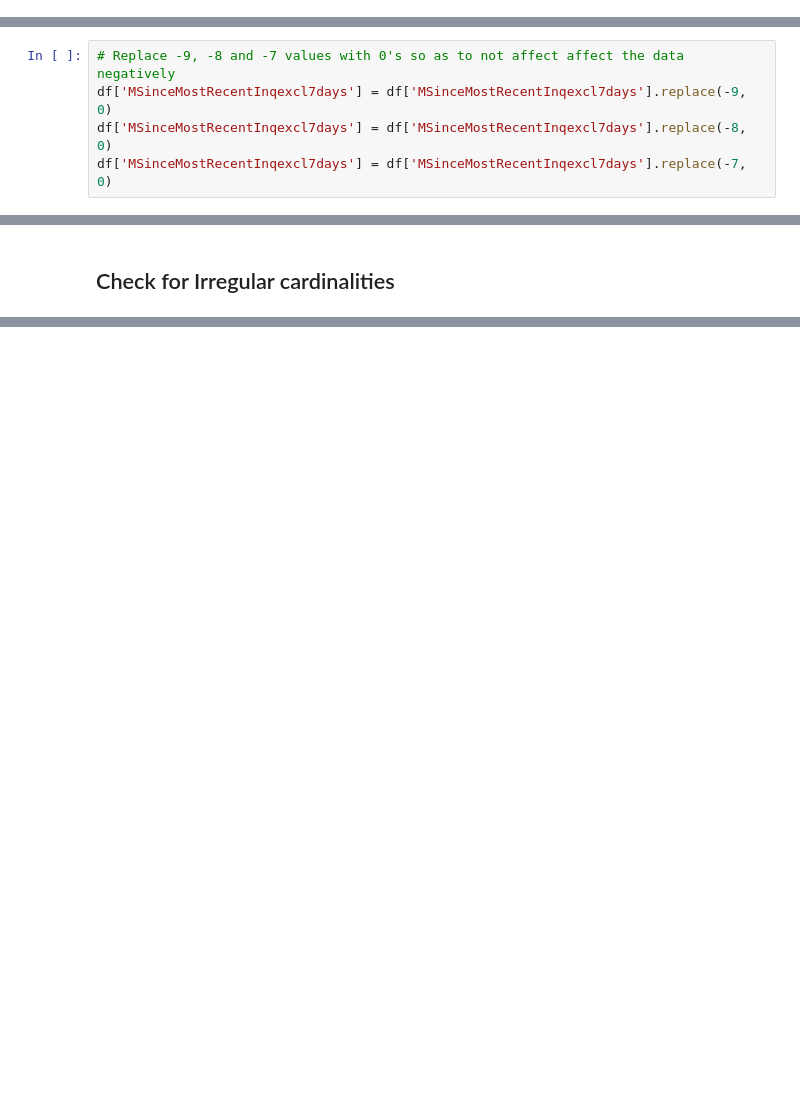
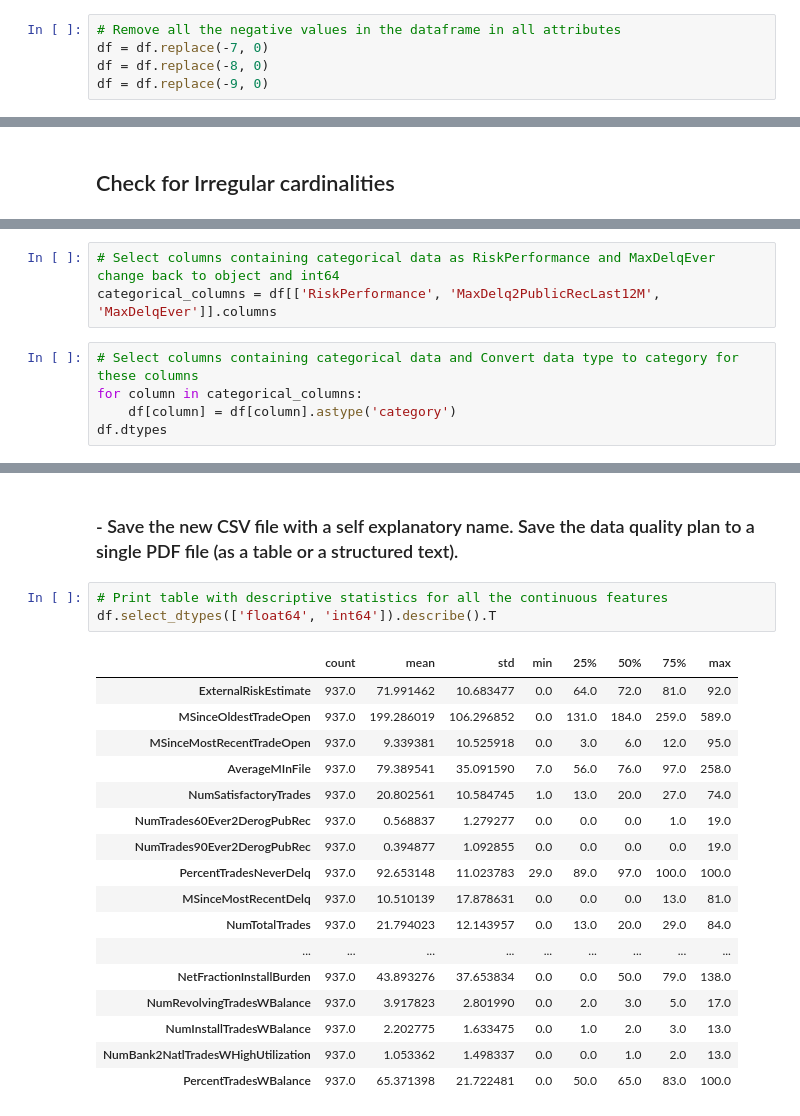
Before and after one commit to Miguelmargar/jupyter-notebook-work, a Jupyter notebook: Data Analytics/Assignment 1/Miguel_Martinez_00021466_COMP47350_homework1.ipynb, the cells around one changed output, grey strips where cells are left out. Cells and saved outputs as stored; diff of their text form; blank space fills up the shorter version.

```diff
--- a/Data Analytics/Assignment 1/Miguel_Martinez_00021466_COMP47350_homework1.ipynb
+++ b/Data Analytics/Assignment 1/Miguel_Martinez_00021466_COMP47350_homework1.ipynb
@@ -409,0 +426,5 @@ print(temp_df.MSinceMostRecentInqexcl7days.count())
+# %%
+# Remove all the negative values in the dataframe in all attributes
+df = df.replace(-7, 0)
+df = df.replace(-8, 0)
+df = df.replace(-9, 0)
@@ -420,8 +447,3 @@ min       -9.000000
 75%        1.000000
 max       23.000000
 Name: MSinceMostRecentInqexcl7days, dtype: float64
-# %%
-# Replace -9, -8 and -7 values with 0's so as to not affect affect the data negatively
-df['MSinceMostRecentInqexcl7days'] = df['MSinceMostRecentInqexcl7days'].replace(-9, 0)
-df['MSinceMostRecentInqexcl7days'] = df['MSinceMostRecentInqexcl7days'].replace(-8, 0)
-df['MSinceMostRecentInqexcl7days'] = df['MSinceMostRecentInqexcl7days'].replace(-7, 0)
@@ -467,0 +517,8 @@ print("Unique values for:\n- MaxDelqEver:", pd.unique(df.MaxDelqEver.ravel()))
+# %%
+# Select columns containing categorical data as RiskPerformance and MaxDelqEver change back to object and int64
+categorical_columns = df[['RiskPerformance', 'MaxDelq2PublicRecLast12M', 'MaxDelqEver']].columns
+# %%
+# Select columns containing categorical data and Convert data type to category for these columns
+for column in categorical_columns:
+    df[column] = df[column].astype('category')
+df.dtypes
@@ -467,0 +564,23 @@ print("Unique values for:\n- MaxDelqEver:", pd.unique(df.MaxDelqEver.ravel()))
+# %% [markdown]
+### - Save the new CSV file with a self explanatory name. Save the data quality plan to a single PDF file (as a table or a structured text).
+# %%
+# Print table with descriptive statistics for all the continuous features
+df.select_dtypes(['float64', 'int64']).describe().T
+# %% [output]
+|  | count | mean | std | min | 25% | 50% | 75% | max |
+| ExternalRiskEstimate | 937.0 | 71.991462 | 10.683477 | 0.0 | 64.0 | 72.0 | 81.0 | 92.0 |
+| MSinceOldestTradeOpen | 937.0 | 199.286019 | 106.296852 | 0.0 | 131.0 | 184.0 | 259.0 | 589.0 |
+| MSinceMostRecentTradeOpen | 937.0 | 9.339381 | 10.525918 | 0.0 | 3.0 | 6.0 | 12.0 | 95.0 |
+| AverageMInFile | 937.0 | 79.389541 | 35.091590 | 7.0 | 56.0 | 76.0 | 97.0 | 258.0 |
+| NumSatisfactoryTrades | 937.0 | 20.802561 | 10.584745 | 1.0 | 13.0 | 20.0 | 27.0 | 74.0 |
+| NumTrades60Ever2DerogPubRec | 937.0 | 0.568837 | 1.279277 | 0.0 | 0.0 | 0.0 | 1.0 | 19.0 |
+| NumTrades90Ever2DerogPubRec | 937.0 | 0.394877 | 1.092855 | 0.0 | 0.0 | 0.0 | 0.0 | 19.0 |
+| PercentTradesNeverDelq | 937.0 | 92.653148 | 11.023783 | 29.0 | 89.0 | 97.0 | 100.0 | 100.0 |
+| MSinceMostRecentDelq | 937.0 | 10.510139 | 17.878631 | 0.0 | 0.0 | 0.0 | 13.0 | 81.0 |
+| NumTotalTrades | 937.0 | 21.794023 | 12.143957 | 0.0 | 13.0 | 20.0 | 29.0 | 84.0 |
+| ... | ... | ... | ... | ... | ... | ... | ... | ... |
+| NetFractionInstallBurden | 937.0 | 43.893276 | 37.653834 | 0.0 | 0.0 | 50.0 | 79.0 | 138.0 |
+| NumRevolvingTradesWBalance | 937.0 | 3.917823 | 2.801990 | 0.0 | 2.0 | 3.0 | 5.0 | 17.0 |
+| NumInstallTradesWBalance | 937.0 | 2.202775 | 1.633475 | 0.0 | 1.0 | 2.0 | 3.0 | 13.0 |
+| NumBank2NatlTradesWHighUtilization | 937.0 | 1.053362 | 1.498337 | 0.0 | 0.0 | 1.0 | 2.0 | 13.0 |
+| PercentTradesWBalance | 937.0 | 65.371398 | 21.722481 | 0.0 | 50.0 | 65.0 | 83.0 | 100.0 |
```
Also changed, not shown: parts of 28 cells of this notebook, 5 other files.
